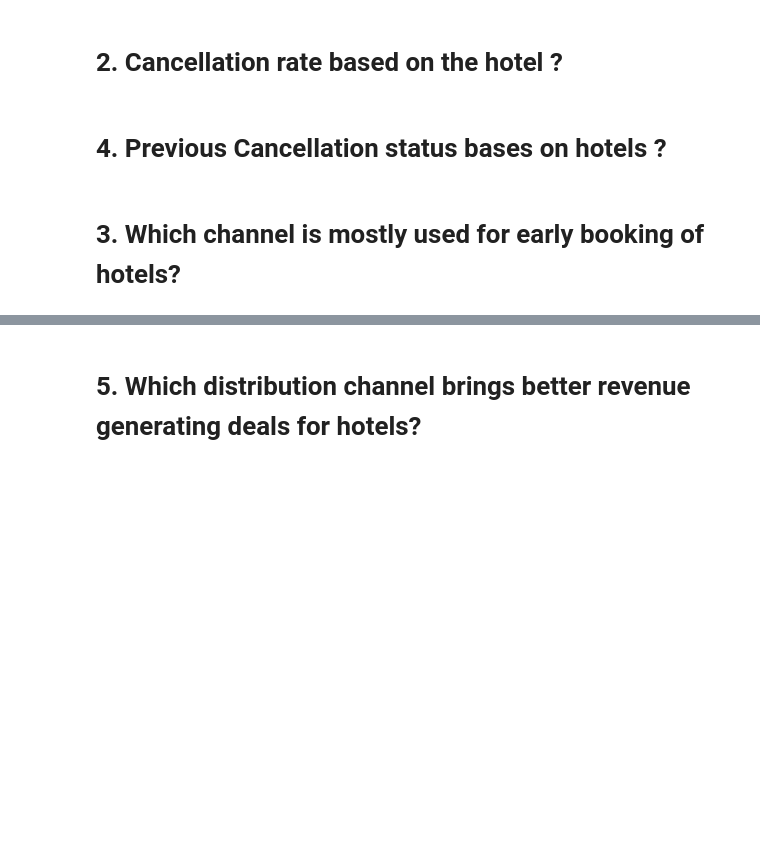
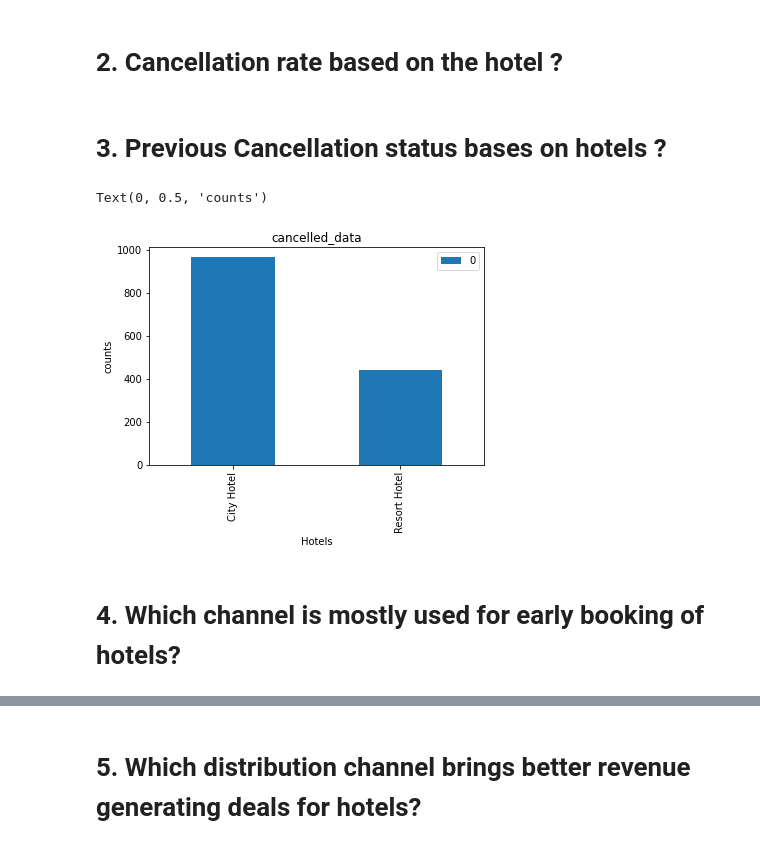
Before and after one commit to PoojaSwamii/Hotel-Booking---Data-Analysis, a Jupyter notebook: Pooja_Swami_Hotel_Booking_Analysis_Capstone_Project.ipynb, the cells around one changed output, grey strips where cells are left out. Saved outputs shown, nothing was run; the diff lists cells and outputs as text; code cells hidden in the pictures; blank space fills up the shorter version.

Commit message:
Early booking commit

```diff
--- a/Pooja_Swami_Hotel_Booking_Analysis_Capstone_Project.ipynb
+++ b/Pooja_Swami_Hotel_Booking_Analysis_Capstone_Project.ipynb
@@ -160,6 +160,21 @@ plt.figure(figsize = (10,5))
 sns.barplot(x = D3.index, y = D3['cancel_%'])
 plt.show()
 # %% [markdown]
-# **4. Previous Cancellation status bases on hotels ?**
+# **3. Previous Cancellation status bases on hotels ?**
+# %%
+#Analysing the cancelled data
+cancelled_data = hotel_df[hotel_df['previous_cancellations']== 1]
+cancelled_data_grp = cancelled_data.groupby('hotel')
+cancelled_data1= pd.DataFrame(cancelled_data_grp.size())
+# %%
+#Representing in the graph format
+cancelled_data1.plot(kind='bar')
+plt.rcParams['figure.figsize'] = (8, 5)
+plt.title('cancelled_data')
+plt.xlabel('Hotels')
+plt.ylabel('counts')
+# %% [output]
+Text(0, 0.5, 'counts')
+[figure, added]
 # %% [markdown]
-# **3. Which channel is mostly used for early booking of hotels?**
+# **4. Which channel is mostly used for early booking of hotels?**
```
Also changed, not shown: parts of 2 cells of this notebook.
